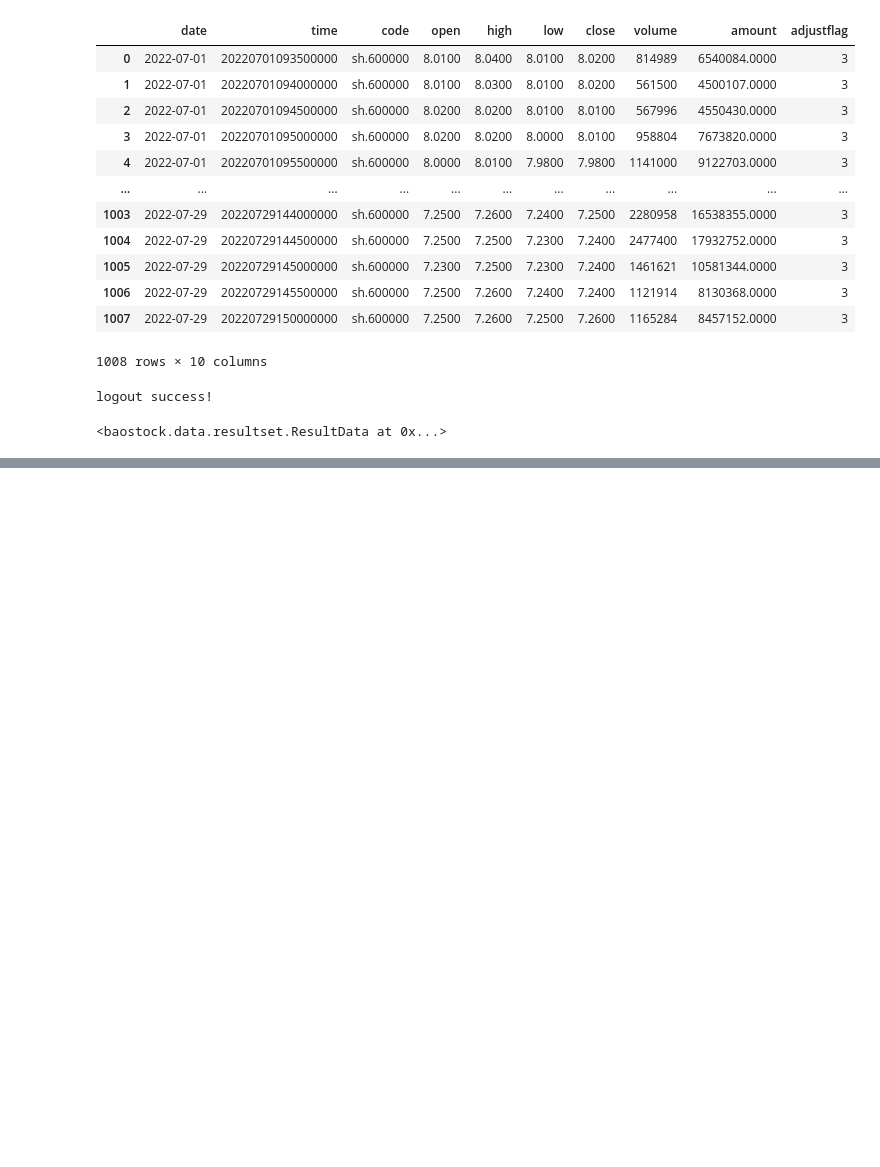
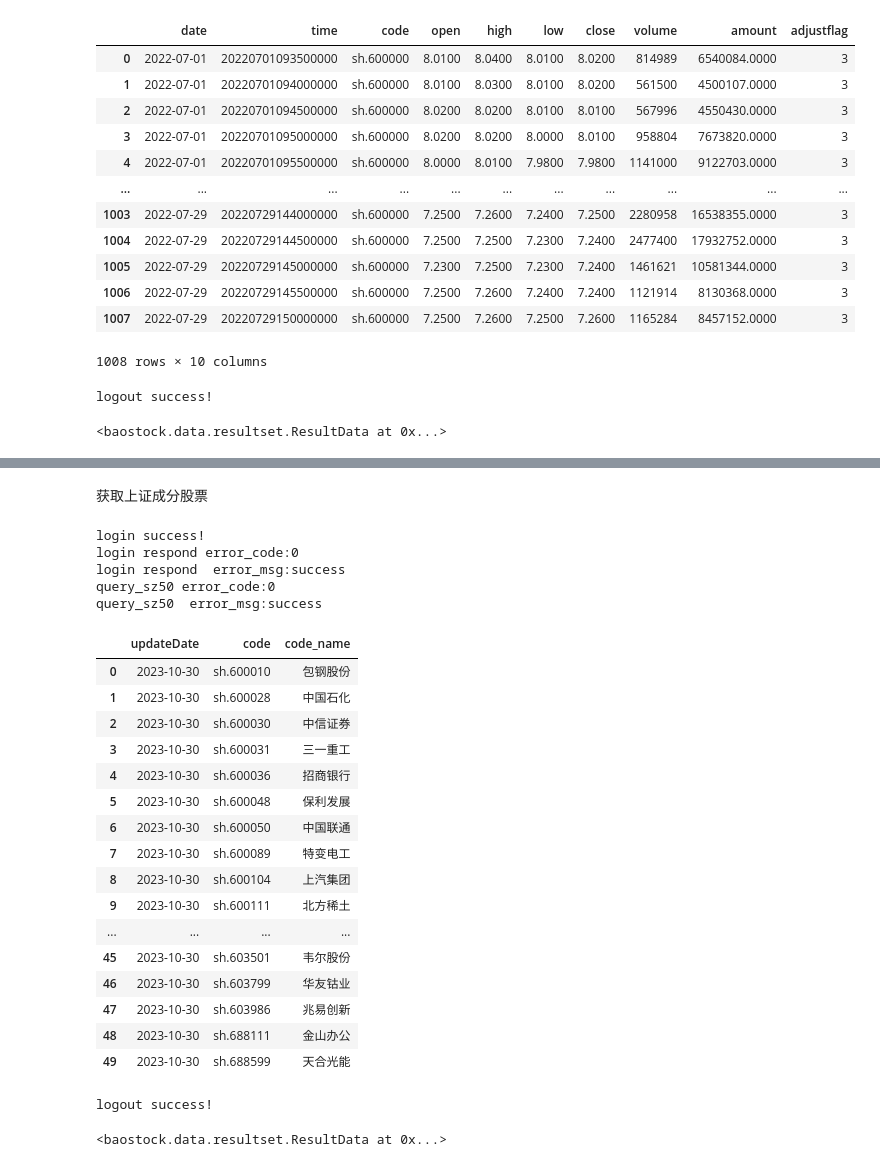
Before and after one commit to Ted88368/quant_in_action, a Jupyter notebook: quick_start/01_股票数据的获取.ipynb, the cells around one changed output, grey strips where cells are left out. Drawn from its saved outputs; the diff is of its cells as text; code cells hidden in the pictures; blank space fills up the shorter version.

```diff
--- a/quick_start/01_股票数据的获取.ipynb
+++ b/quick_start/01_股票数据的获取.ipynb
@@ -119,0 +184,55 @@ logout success!
+# %% [markdown]
+获取上证成分股票
+# %%
+import baostock as bs # 导入 baostock 库
+import pandas as pd   # 导入 pandas 库
+from IPython.display import display
+
+# 登陆系统
+lg = bs.login()  # 调用 login 方法进行登陆
+# 显示登陆返回信息
+print('login respond error_code:'+lg.error_code) # 打印登陆返回错误码
+print('login respond  error_msg:'+lg.error_msg)  # 打印登陆返回错误信息
+
+# 获取上证50成分股
+rs = bs.query_sz50_stocks()  # 调用 query_sz50_stocks 方法获取上证50成分股信息
+print('query_sz50 error_code:'+rs.error_code)  # 打印方法返回错误码
+print('query_sz50  error_msg:'+rs.error_msg)   # 打印方法返回错误信息
+
+# 打印结果集
+sz50_stocks = []   # 创建一个空列表，用于存储查询结果
+while (rs.error_code == '0') & rs.next():
+    # 如果查询没有出错且还有数据
+    sz50_stocks.append(rs.get_row_data())   # 将获取到的数据添加到列表中
+result = pd.DataFrame(sz50_stocks, columns=rs.fields)  # 使用 pandas 将数据转换为 DataFrame 格式
+# 结果集输出到csv文件
+result.to_csv("D:/sz50_stocks.csv", encoding="gbk", index=False)  # 将结果保存为 csv 文件
+display(result)   # 打印结果
+
+# 登出系统
+bs.logout()  # 调用 logout 方法进行登出
+# %% [output]
+login success!
+login respond error_code:0
+login respond  error_msg:success
+query_sz50 error_code:0
+query_sz50  error_msg:success
+|  | updateDate | code | code_name |
+| 0 | 2023-10-30 | sh.600010 | 包钢股份 |
+| 1 | 2023-10-30 | sh.600028 | 中国石化 |
+| 2 | 2023-10-30 | sh.600030 | 中信证券 |
+| 3 | 2023-10-30 | sh.600031 | 三一重工 |
+| 4 | 2023-10-30 | sh.600036 | 招商银行 |
+| 5 | 2023-10-30 | sh.600048 | 保利发展 |
+| 6 | 2023-10-30 | sh.600050 | 中国联通 |
+| 7 | 2023-10-30 | sh.600089 | 特变电工 |
+| 8 | 2023-10-30 | sh.600104 | 上汽集团 |
+| 9 | 2023-10-30 | sh.600111 | 北方稀土 |
+| ... | ... | ... | ... |
+| 45 | 2023-10-30 | sh.603501 | 韦尔股份 |
+| 46 | 2023-10-30 | sh.603799 | 华友钴业 |
+| 47 | 2023-10-30 | sh.603986 | 兆易创新 |
+| 48 | 2023-10-30 | sh.688111 | 金山办公 |
+| 49 | 2023-10-30 | sh.688599 | 天合光能 |
+logout success!
+<baostock.data.resultset.ResultData at 0x...>
```
Also changed, not shown: parts of 10 cells of this notebook, 1 other file.
